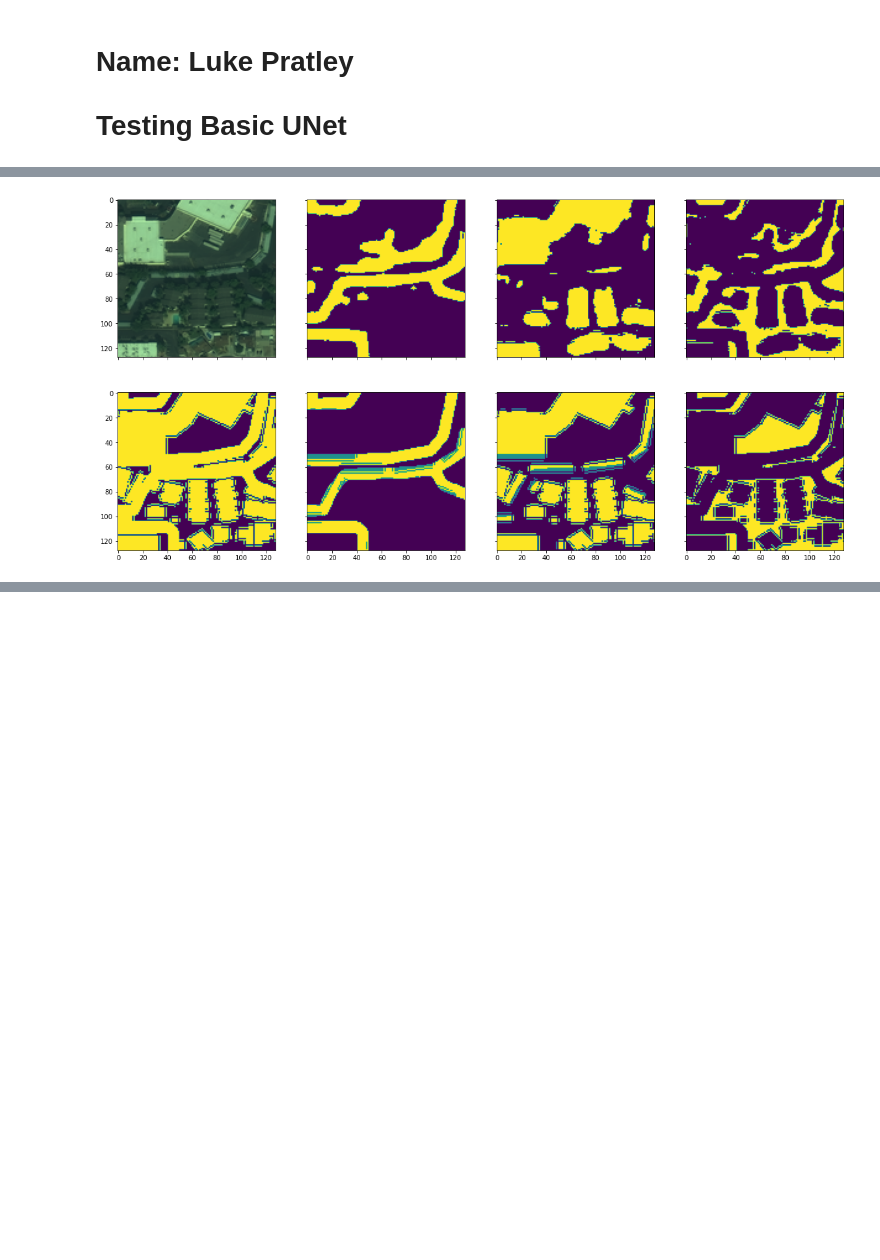
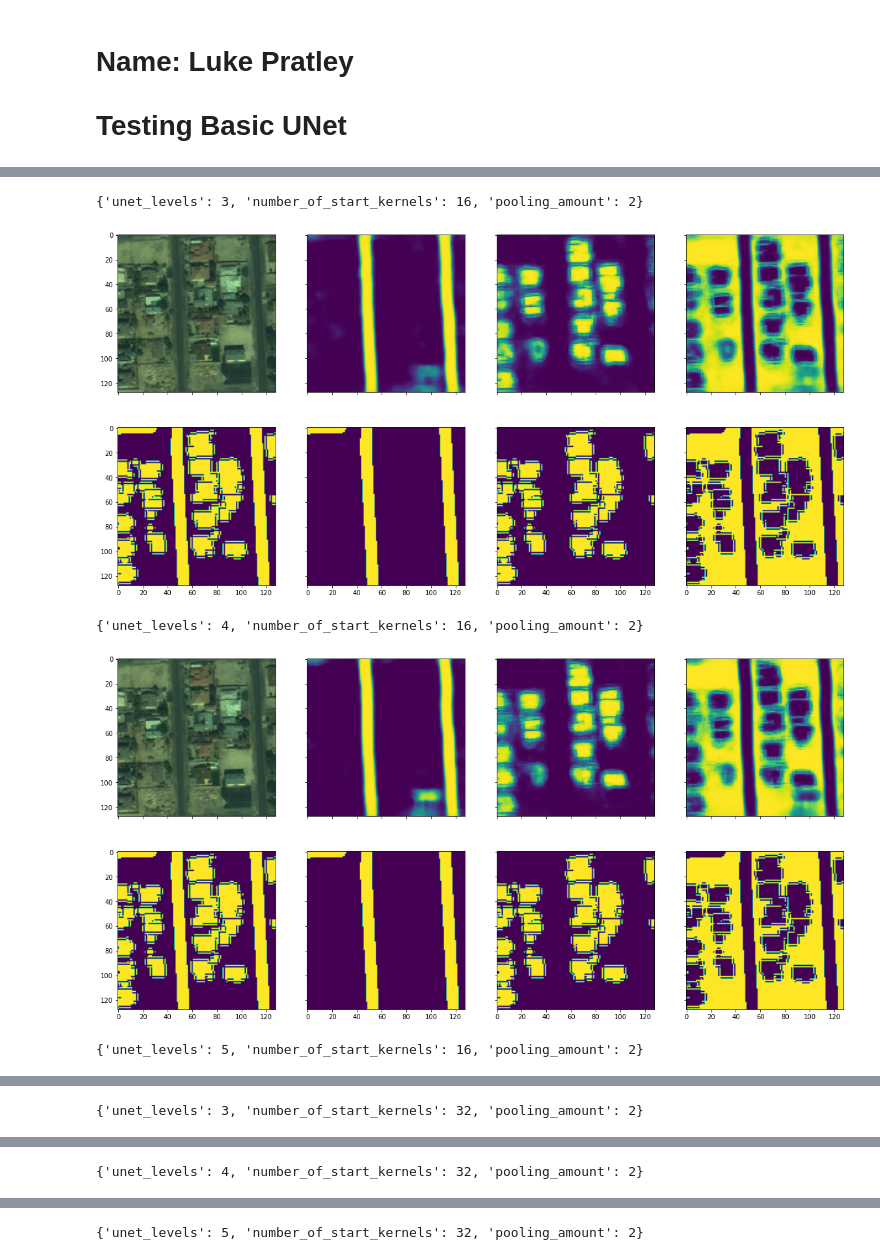
Before and after one commit to Luke-Pratley/building_road_segmentation, a Jupyter notebook: notebooks/basic_unet.ipynb, the cells around one changed output, grey strips where cells are left out. Drawn from its saved outputs; the diff is of its cells as text; code cells hidden in the pictures; blank space fills up the shorter version.

```diff
--- a/notebooks/basic_unet.ipynb
+++ b/notebooks/basic_unet.ipynb
@@ -95,5 +136,5 @@ fitted_model = trainer.model
 # %%
-X_test = np.array([np.array(PIL.Image.open(im)).astype(float) for im in test_image_dir])
+X_test = np.array([np.array(PIL.Image.open(im)).astype(float)/255 for im in test_image_dir])
 # %% [output]
 [interactive output not drawn]
 # %%
@@ -118,3 +145,0 @@ def plot_result(X_test, y_test, y_pred):
-# %%
-y_pred = fitted_model.predict(np.array([np.array(PIL.Image.open(im)).astype(float)/255. for im in test_image_dir]))
-y_pred = np.where(y_pred > 0.5, 1, 0)
@@ -123,5 +146,10 @@ y_pred = np.where(y_pred > 0.5, 1, 0)
 # %%
-train_iou_metric.update_state(y_pred, y_test)
-tf.print(train_iou_metric.result())
-train_iou_metric.reset_state()
+for k, (model_name, model_config) in enumerate(model_configurations.items()):
+    final_model = tf.keras.models.load_model(model_name)
+    print(model_config)
+    y_pred = final_model.predict(X_test)
+    y_pred = np.where(y_pred > 0.5, 1, 0)
+    train_iou_metric.update_state(y_pred, y_test)
+    tf.print(train_iou_metric.result())
+    train_iou_metric.reset_state()
 # %% [output]
@@ -129,0 +174,17 @@ train_iou_metric.reset_state()
+# %%
+def plot_result(X_test, y_test, model_name, display_prob, index=0):
+    final_model = tf.keras.models.load_model(model_name)
+    batch_size = 32
+    batch = index % batch_size
+    y_pred = final_model.predict(X_test[batch_size * batch: batch_size * (batch + 1)])
+    if not display_prob:
+        y_pred = np.where(y_pred > 0.5, 1, 0)
+    fig, ax = plt.subplots(2, 4, figsize=(20, 10), sharex=True, sharey=True)
+    ax[0, 0].imshow((X_test[index - batch_size * batch] * 255).astype(int))
+    ax[1, 0].imshow(np.sum(y_test[index, :, :, :2], axis=2), vmin = 0)
+    ax[1, 1].imshow(y_test[index - batch_size * batch, :, :, 0], vmin = 0)
+    ax[1, 2].imshow(y_test[index - batch_size * batch, :, :, 1], vmin = 0)
+    ax[1, 3].imshow(y_test[index - batch_size * batch, :, :, 2], vmin = 0)
+    ax[0, 1].imshow(y_pred[index, :, :, 0], vmin = 0)
+    ax[0, 2].imshow(y_pred[index, :, :, 1], vmin = 0)
+    ax[0, 3].imshow(y_pred[index, :, :, 2], vmin = 0)
@@ -130,5 +193,12 @@ train_iou_metric.reset_state()
 # %%
-k = 10
-plot_result(X_test[k], y_test[k], y_pred[k])
+k = 0
+for model_name, model_config in model_configurations.items():
+    print(model_config)
+    plot_result(X_test, y_test, model_name=model_name, display_prob=True, index=k)
+    plt.show()
 # %% [output]
+{'unet_levels': 3, 'number_of_start_kernels': 16, 'pooling_amount': 2}
-[figure, old version]
+[figure, new version]
+{'unet_levels': 4, 'number_of_start_kernels': 16, 'pooling_amount': 2}
+[figure, added]
+{'unet_levels': 5, 'number_of_start_kernels': 16, 'pooling_amount': 2}
@@ -134,0 +206 @@ plot_result(X_test[k], y_test[k], y_pred[k])
+{'unet_levels': 3, 'number_of_start_kernels': 32, 'pooling_amount': 2}
@@ -134,0 +208 @@ plot_result(X_test[k], y_test[k], y_pred[k])
+{'unet_levels': 4, 'number_of_start_kernels': 32, 'pooling_amount': 2}
@@ -134,0 +210 @@ plot_result(X_test[k], y_test[k], y_pred[k])
+{'unet_levels': 5, 'number_of_start_kernels': 32, 'pooling_amount': 2}
```
Also changed, not shown: parts of 14 cells of this notebook.
